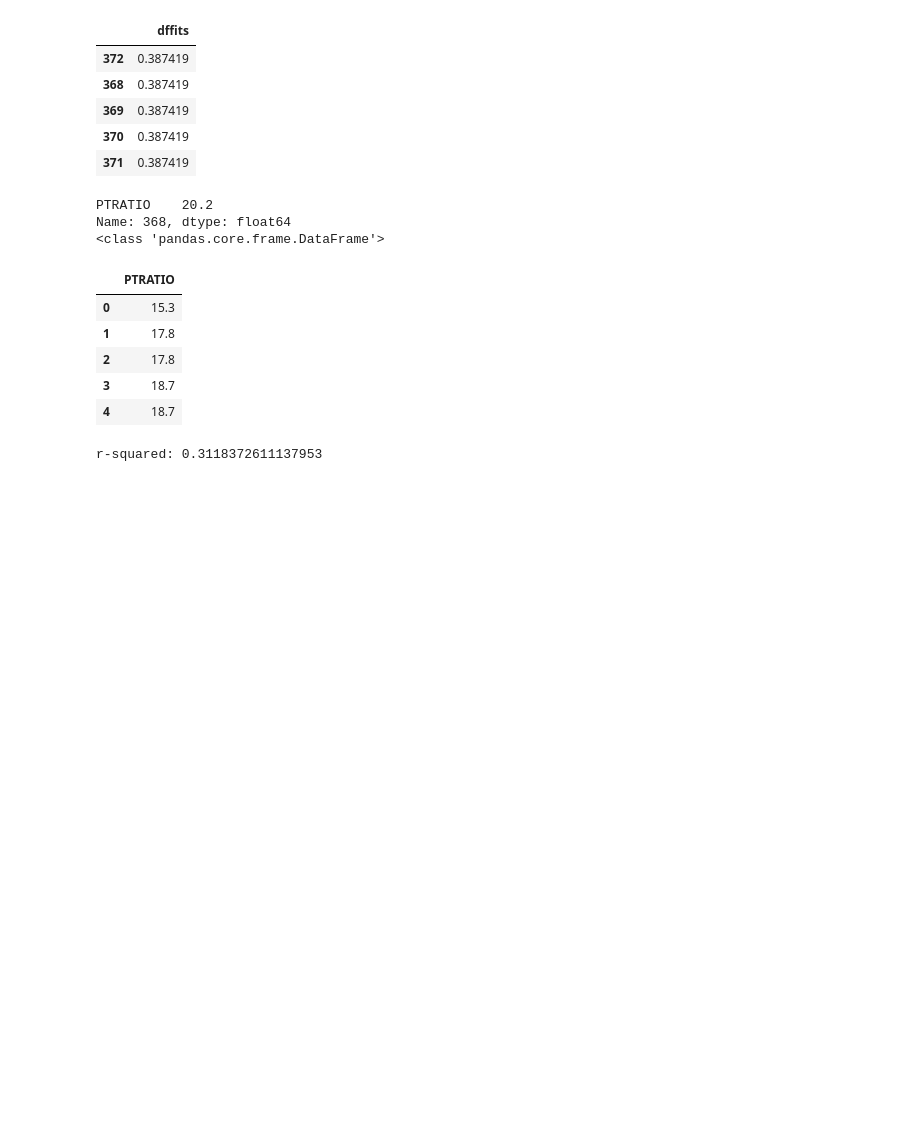
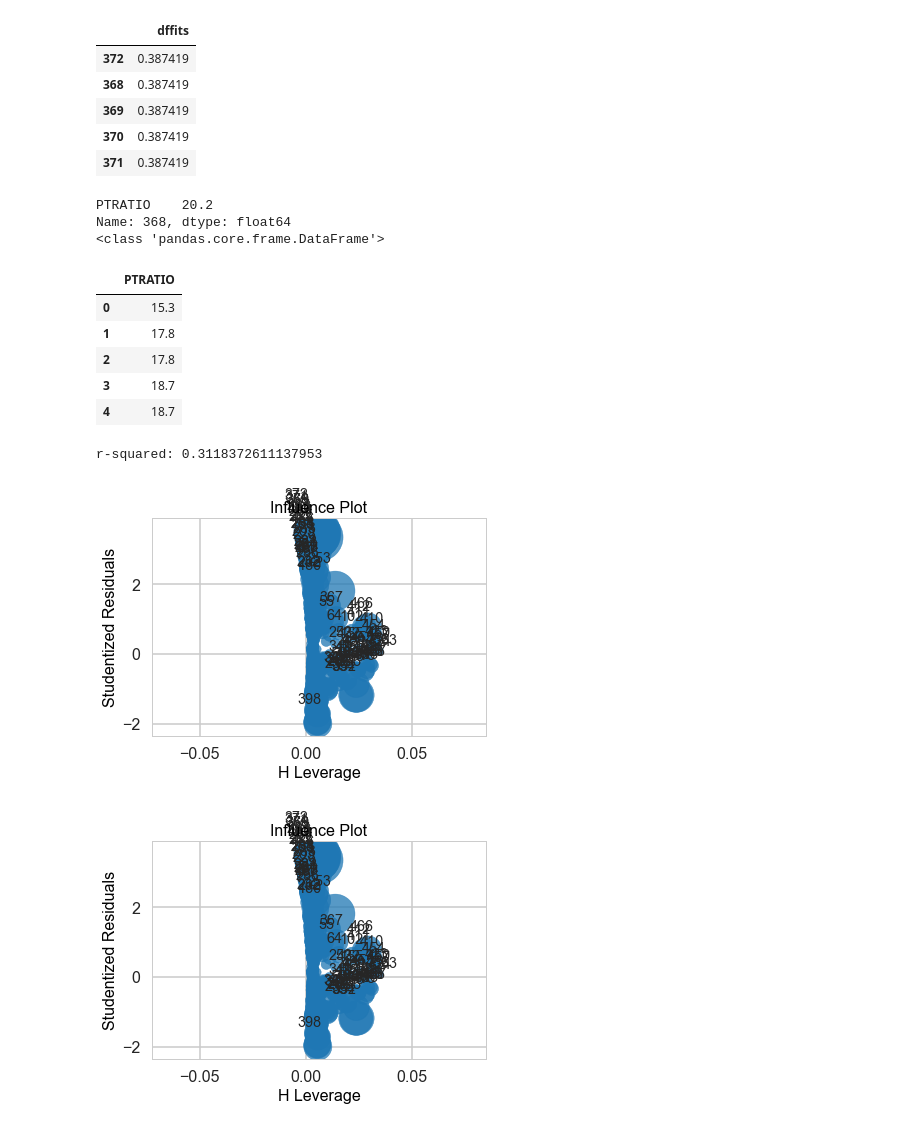
Before and after one commit to CHINKGITHUB/SpringBoard_DS, a Jupyter notebook: Mini_Project_Linear_Regression_updated.ipynb, the cells around one changed output. Saved outputs shown, nothing was run; the diff lists cells and outputs as text; code cells hidden in the pictures; blank space fills up the shorter version.

Commit message:
Mini_Project_Linear_Regression_updated

```diff
--- a/Mini_Project_Linear_Regression_updated.ipynb
+++ b/Mini_Project_Linear_Regression_updated.ipynb
@@ -1041,3 +1041,11 @@ print("r-squared:",r2)
 r-squared: 0.3118372611137953
 # %%
 #After removing outlier R2 value increases from 0.2578 to 0.3118
+# %%
+import statsmodels.graphics.regressionplots as plots
+plots.influence_plot(m)
+#plots(m)
+#plots.influence_plot(lm)
+# %% [output]
+[figure, added]
+[figure, added]
```
Also changed, not shown: parts of 4 cells of this notebook.
